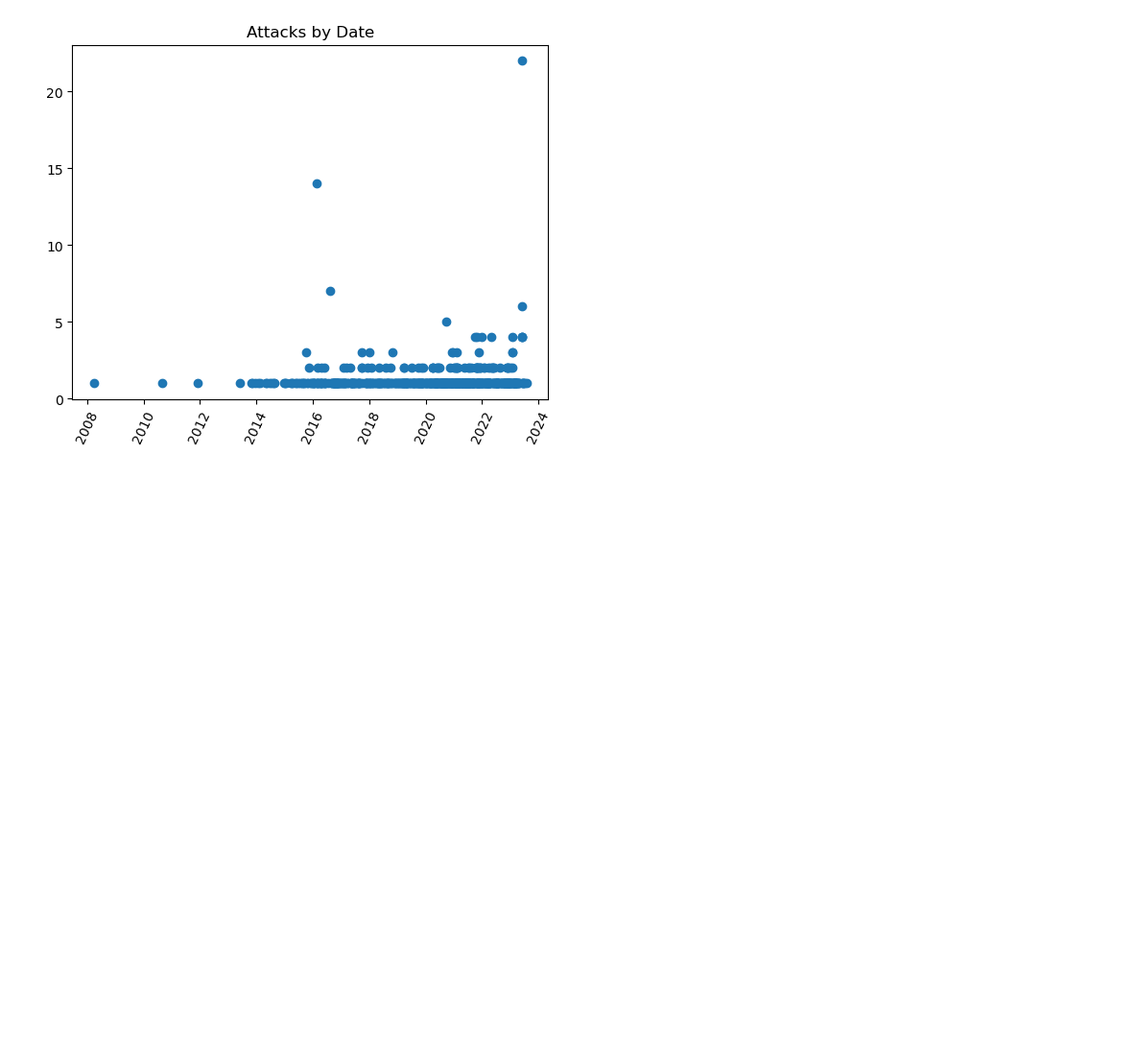
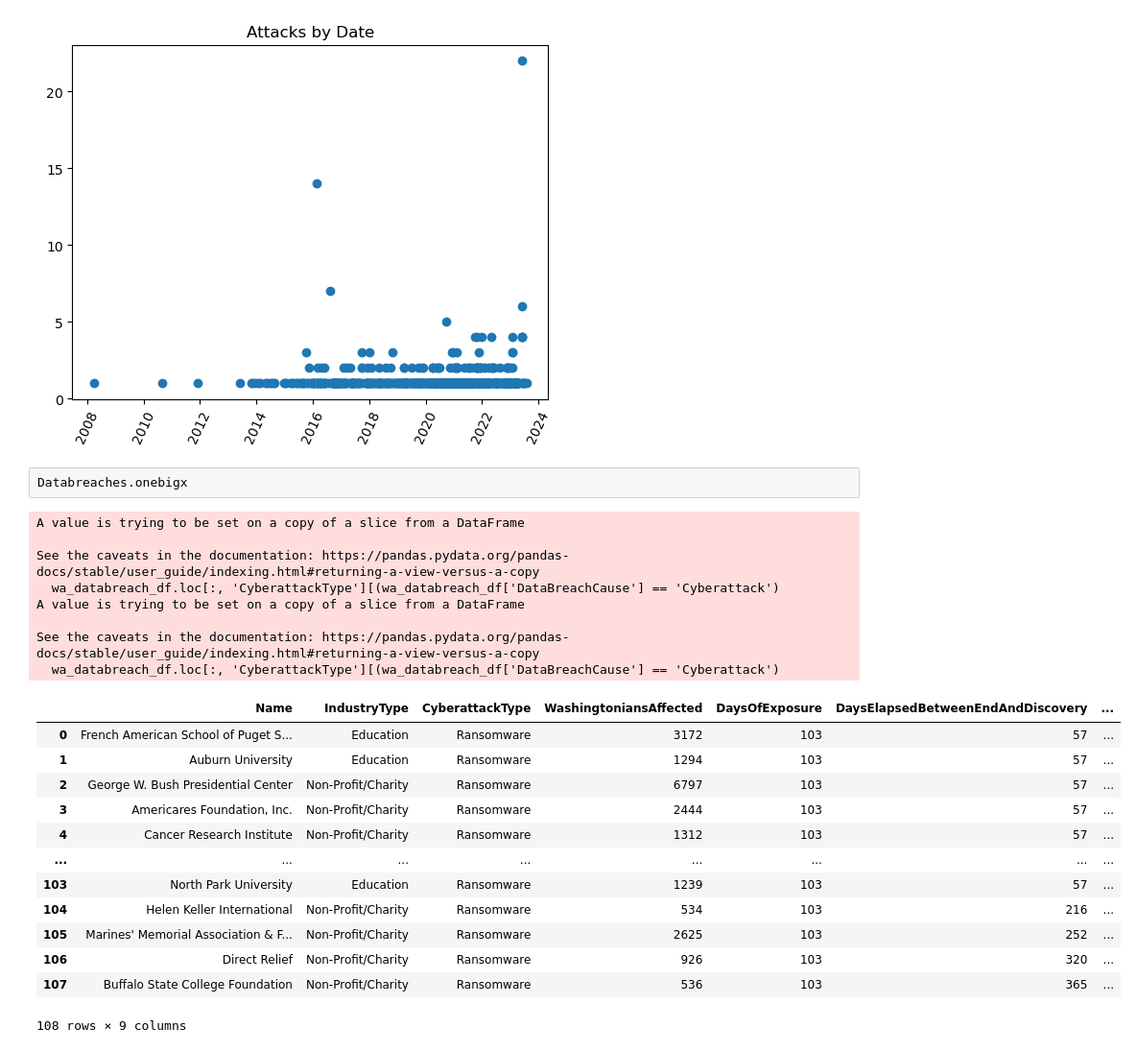
Before and after one commit to IsaacDaHanes/Washington_State_Databreach_Assessment, a Jupyter notebook: notebooks/wastateDFtool_notebook.ipynb, the cells around one changed output. Shown: that part at 96% size. Saved outputs shown, nothing was run; the diff lists cells and outputs as text; blank space fills up the shorter version.

```diff
--- a/notebooks/wastateDFtool_notebook.ipynb
+++ b/notebooks/wastateDFtool_notebook.ipynb
@@ -182,3 +183,27 @@ A value is trying to be set on a copy of a slice from a DataFrame
 See the caveats in the documentation: https://pandas.pydata.org/pandas-docs/stable/user_guide/indexing.html#returning-a-view-versus-a-copy
   wa_databreach_df.loc[:, 'CyberattackType'][(wa_databreach_df['DataBreachCause'] == 'Cyberattack')
 [figure]
+# %%
+Databreaches.onebigx
+# %% [output]
+A value is trying to be set on a copy of a slice from a DataFrame
+
+See the caveats in the documentation: https://pandas.pydata.org/pandas-docs/stable/user_guide/indexing.html#returning-a-view-versus-a-copy
+  wa_databreach_df.loc[:, 'CyberattackType'][(wa_databreach_df['DataBreachCause'] == 'Cyberattack')
+A value is trying to be set on a copy of a slice from a DataFrame
+
+See the caveats in the documentation: https://pandas.pydata.org/pandas-docs/stable/user_guide/indexing.html#returning-a-view-versus-a-copy
+  wa_databreach_df.loc[:, 'CyberattackType'][(wa_databreach_df['DataBreachCause'] == 'Cyberattack')
+|  | Name | IndustryType | CyberattackType | WashingtoniansAffected | DaysOfExposure | DaysElapsedBetweenEndAndDiscovery | ... |
+| 0 | French American School of Puget S... | Education | Ransomware | 3172 | 103 | 57 | ... |
+| 1 | Auburn University | Education | Ransomware | 1294 | 103 | 57 | ... |
+| 2 | George W. Bush Presidential Center | Non-Profit/Charity | Ransomware | 6797 | 103 | 57 | ... |
+| 3 | Americares Foundation, Inc. | Non-Profit/Charity | Ransomware | 2444 | 103 | 57 | ... |
+| 4 | Cancer Research Institute | Non-Profit/Charity | Ransomware | 1312 | 103 | 57 | ... |
+| ... | ... | ... | ... | ... | ... | ... | ... |
+| 103 | North Park University | Education | Ransomware | 1239 | 103 | 57 | ... |
+| 104 | Helen Keller International | Non-Profit/Charity | Ransomware | 534 | 103 | 216 | ... |
+| 105 | Marines' Memorial Association & F... | Non-Profit/Charity | Ransomware | 2625 | 103 | 252 | ... |
+| 106 | Direct Relief | Non-Profit/Charity | Ransomware | 926 | 103 | 320 | ... |
+| 107 | Buffalo State College Foundation | Non-Profit/Charity | Ransomware | 536 | 103 | 365 | ... |
+108 rows × 9 columns
```
Also changed, not shown: parts of 8 cells of this notebook, 9 other files.
